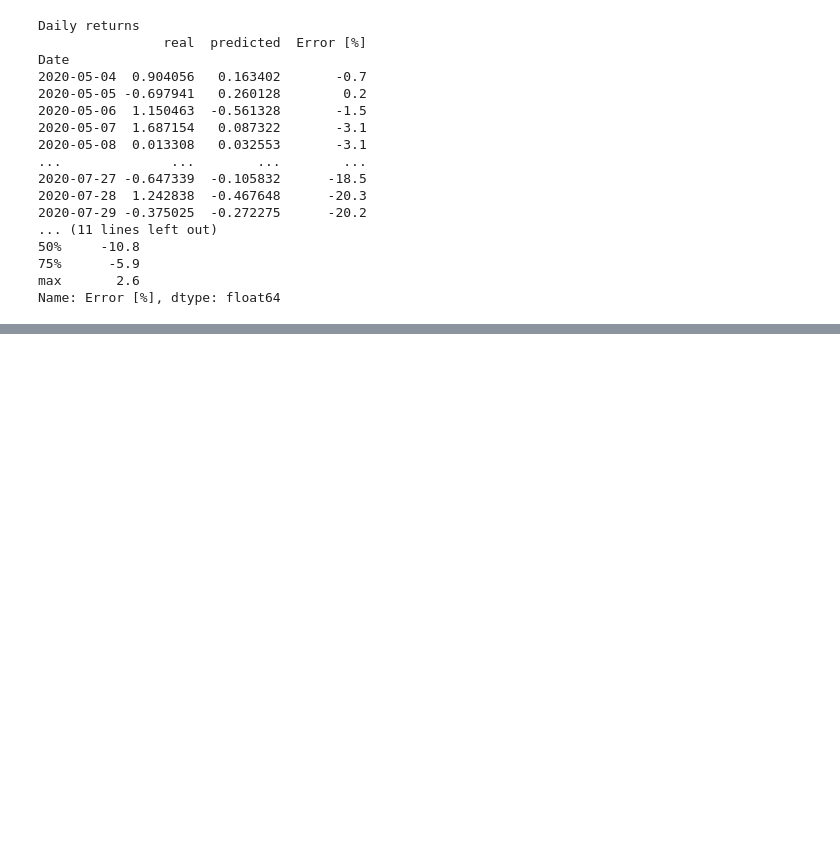
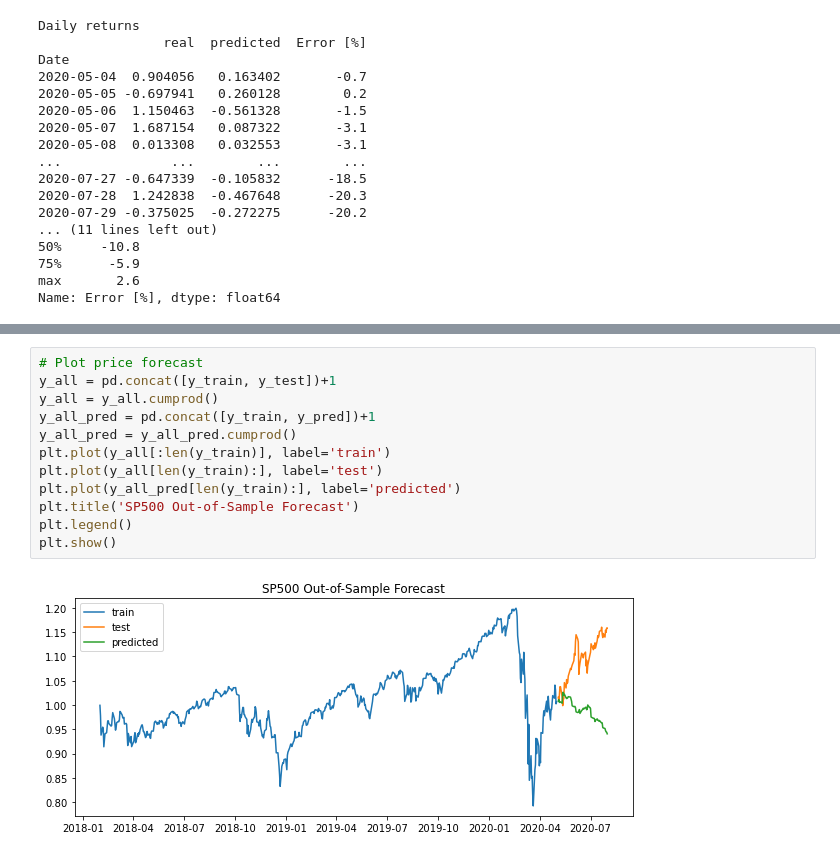
Before and after one commit to jbogocz/timeseries_sklearn, a Jupyter notebook: sp500_models.ipynb, the cells around one changed output, grey strips where cells are left out. Cells and saved outputs as stored; diff of their text form; blank space fills up the shorter version.

```diff
--- a/sp500_models.ipynb
+++ b/sp500_models.ipynb
@@ -619,0 +632,14 @@ Name: Error [%], dtype: float64
+# %%
+# Plot price forecast
+y_all = pd.concat([y_train, y_test])+1
+y_all = y_all.cumprod()
+y_all_pred = pd.concat([y_train, y_pred])+1
+y_all_pred = y_all_pred.cumprod()
+plt.plot(y_all[:len(y_train)], label='train')
+plt.plot(y_all[len(y_train):], label='test')
+plt.plot(y_all_pred[len(y_train):], label='predicted')
+plt.title('SP500 Out-of-Sample Forecast')
+plt.legend()
+plt.show()
+# %% [output]
+[figure, added]
```
Also changed, not shown: parts of 1 cell of this notebook.
